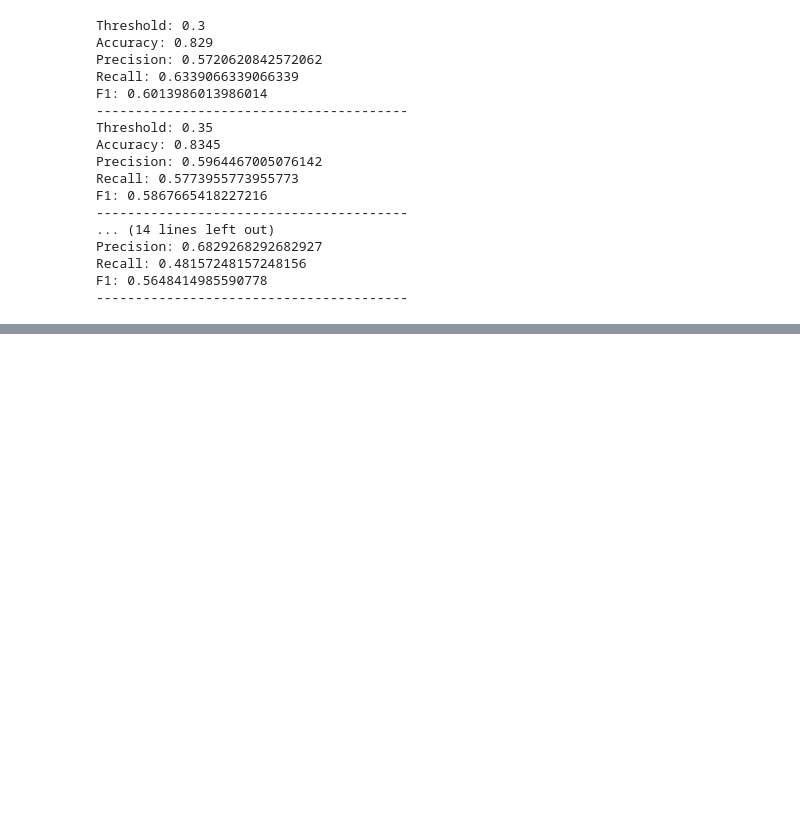
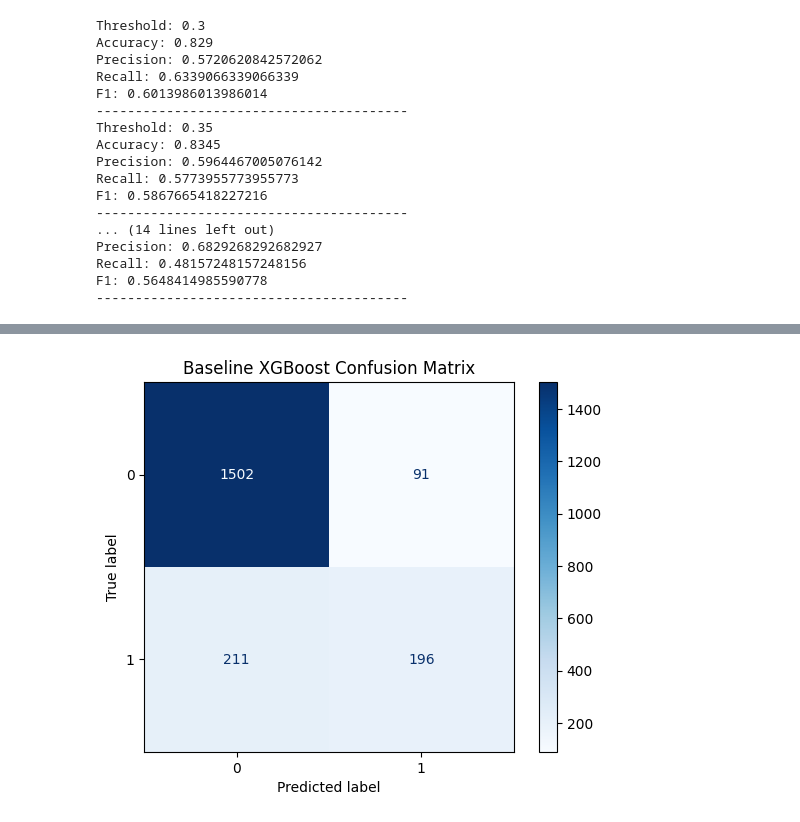
Before and after one commit to aashutosh4all/ChurnSense, a Jupyter notebook: notebooks/churn_eda_ml_analysis.ipynb, the cells around one changed output, grey strips where cells are left out. Cells and saved outputs as stored; diff of their text form; code cells hidden in the pictures; blank space fills up the shorter version.

```diff
--- a/notebooks/churn_eda_ml_analysis.ipynb
+++ b/notebooks/churn_eda_ml_analysis.ipynb
@@ -796,0 +863,9 @@ F1: 0.5648414985590778
+# %%
+from xgboost import XGBClassifier
+
+xgb_baseline = XGBClassifier(
+    random_state=42,
+    eval_metric="logloss"
+)
+
+xgb_baseline.fit(X_train, y_train)
@@ -796,0 +885,4 @@ F1: 0.5648414985590778
+# %%
+baseline_pred = xgb_baseline.predict(X_test)
+
+baseline_prob = xgb_baseline.predict_proba(X_test)[:,1]
@@ -796,0 +916,13 @@ F1: 0.5648414985590778
+# %%
+from sklearn.metrics import ConfusionMatrixDisplay
+
+ConfusionMatrixDisplay.from_predictions(
+    y_test,
+    baseline_pred,
+    cmap="Blues"
+)
+
+plt.title("Baseline XGBoost Confusion Matrix")
+plt.show()
+# %% [output]
+[figure, added]
```
Also changed, not shown: parts of 73 cells of this notebook, 10 other files.
